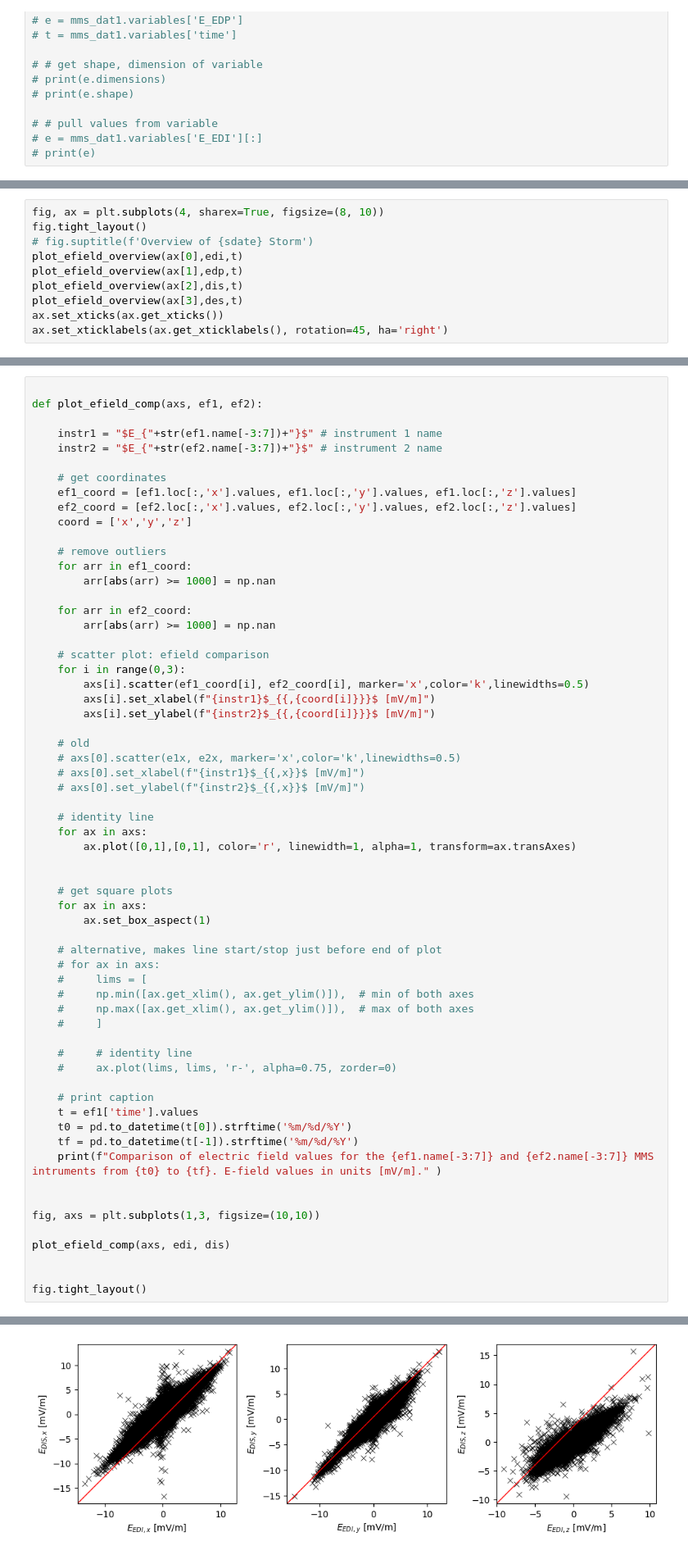
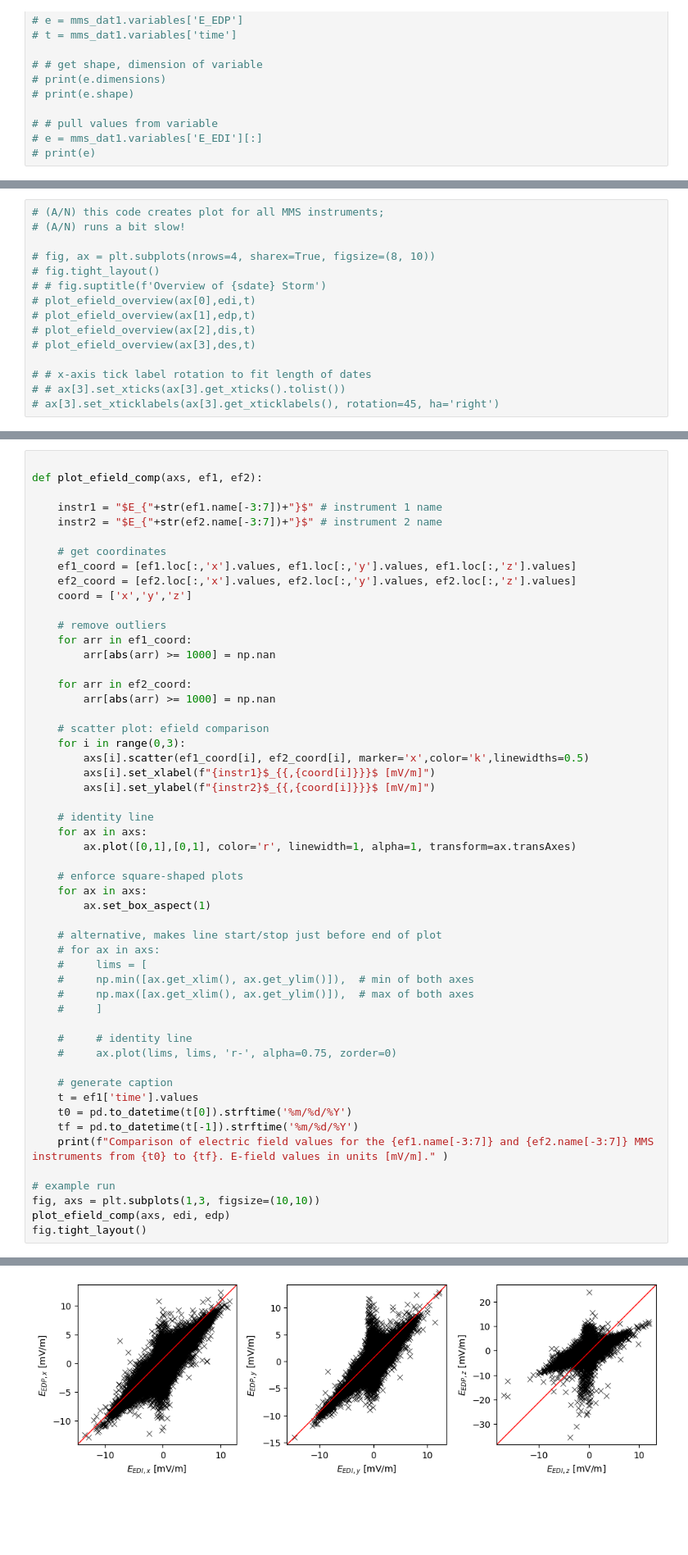
Before and after one commit to argallmr/imef, a Jupyter notebook: mms-srvy-analysis/efield-overview.ipynb, the cells around one changed output, grey strips where cells are left out. Shown at 82% size. Saved outputs shown, nothing was run; the diff lists cells and outputs as text; blank space fills up the shorter version.

```diff
--- a/mms-srvy-analysis/efield-overview.ipynb
+++ b/mms-srvy-analysis/efield-overview.ipynb
@@ -110,11 +129,16 @@ def plot_efield_overview(ax, edat, t):
 # %%
-fig, ax = plt.subplots(4, sharex=True, figsize=(8, 10))
-fig.tight_layout()
-# fig.suptitle(f'Overview of {sdate} Storm')
-plot_efield_overview(ax[0],edi,t)
-plot_efield_overview(ax[1],edp,t)
-plot_efield_overview(ax[2],dis,t)
-plot_efield_overview(ax[3],des,t)
-ax.set_xticks(ax.get_xticks())
-ax.set_xticklabels(ax.get_xticklabels(), rotation=45, ha='right')
+# (A/N) this code creates plot for all MMS instruments;
+# (A/N) runs a bit slow!
+
+# fig, ax = plt.subplots(nrows=4, sharex=True, figsize=(8, 10))
+# fig.tight_layout()
+# # fig.suptitle(f'Overview of {sdate} Storm')
+# plot_efield_overview(ax[0],edi,t)
+# plot_efield_overview(ax[1],edp,t)
+# plot_efield_overview(ax[2],dis,t)
+# plot_efield_overview(ax[3],des,t)
+
+# # x-axis tick label rotation to fit length of dates
+# # ax[3].set_xticks(ax[3].get_xticks().tolist())
+# ax[3].set_xticklabels(ax[3].get_xticklabels(), rotation=45, ha='right')
 # %% [output]
@@ -144,17 +179,11 @@ def plot_efield_comp(axs, ef1, ef2):
         axs[i].set_xlabel(f"{instr1}$_{{,{coord[i]}}}$ [mV/m]")
         axs[i].set_ylabel(f"{instr2}$_{{,{coord[i]}}}$ [mV/m]")
 
-    # old
-    # axs[0].scatter(e1x, e2x, marker='x',color='k',linewidths=0.5)
-    # axs[0].set_xlabel(f"{instr1}$_{{,x}}$ [mV/m]")
-    # axs[0].set_ylabel(f"{instr2}$_{{,x}}$ [mV/m]")
-
     # identity line
     for ax in axs:
         ax.plot([0,1],[0,1], color='r', linewidth=1, alpha=1, transform=ax.transAxes)
 
-
-    # get square plots
+    # enforce square-shaped plots
     for ax in axs:
         ax.set_box_aspect(1)
 
@@ -168,17 +197,14 @@ def plot_efield_comp(axs, ef1, ef2):
     #     # identity line
     #     ax.plot(lims, lims, 'r-', alpha=0.75, zorder=0)
 
-    # print caption
+    # generate caption
     t = ef1['time'].values
     t0 = pd.to_datetime(t[0]).strftime('%m/%d/%Y')
     tf = pd.to_datetime(t[-1]).strftime('%m/%d/%Y')
-    print(f"Comparison of electric field values for the {ef1.name[-3:7]} and {ef2.name[-3:7]} MMS intruments from {t0} to {tf}. E-field values in units [mV/m]." )
+    print(f"Comparison of electric field values for the {ef1.name[-3:7]} and {ef2.name[-3:7]} MMS instruments from {t0} to {tf}. E-field values in units [mV/m]." )
 
-
+# example run
 fig, axs = plt.subplots(1,3, figsize=(10,10))
-
-plot_efield_comp(axs, edi, dis)
-
-
+plot_efield_comp(axs, edi, edp)
 fig.tight_layout()
 # %% [output]
@@ -186,2 +212,2 @@ Comparison of electric field values for the EDI and DIS MMS intruments from 09/0
-[figure, old version]
+[figure, new version]
 # %%
```
Also changed, not shown: parts of 7 cells of this notebook.
